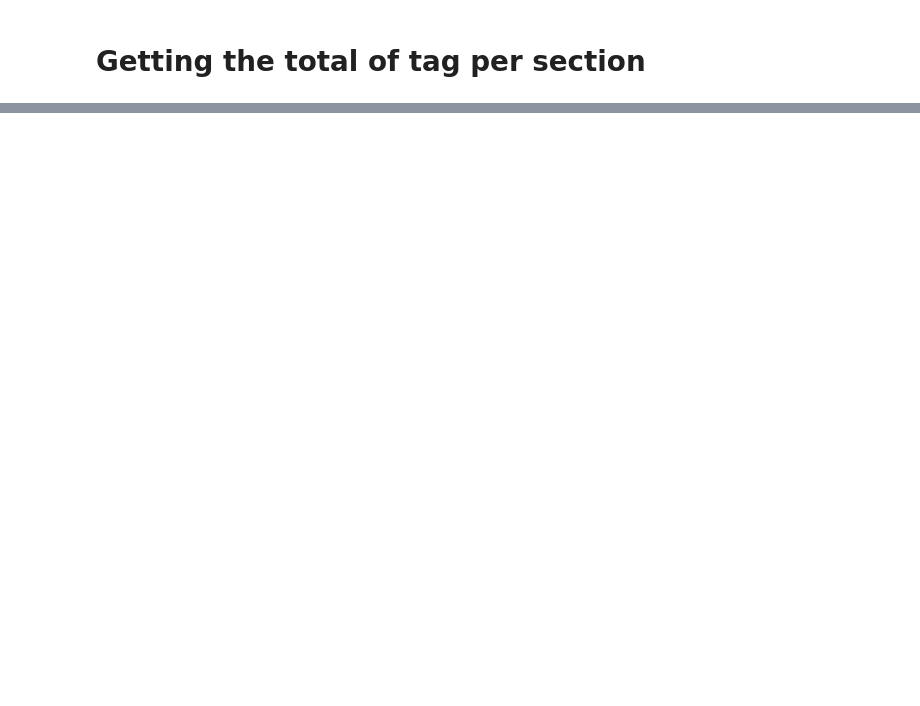
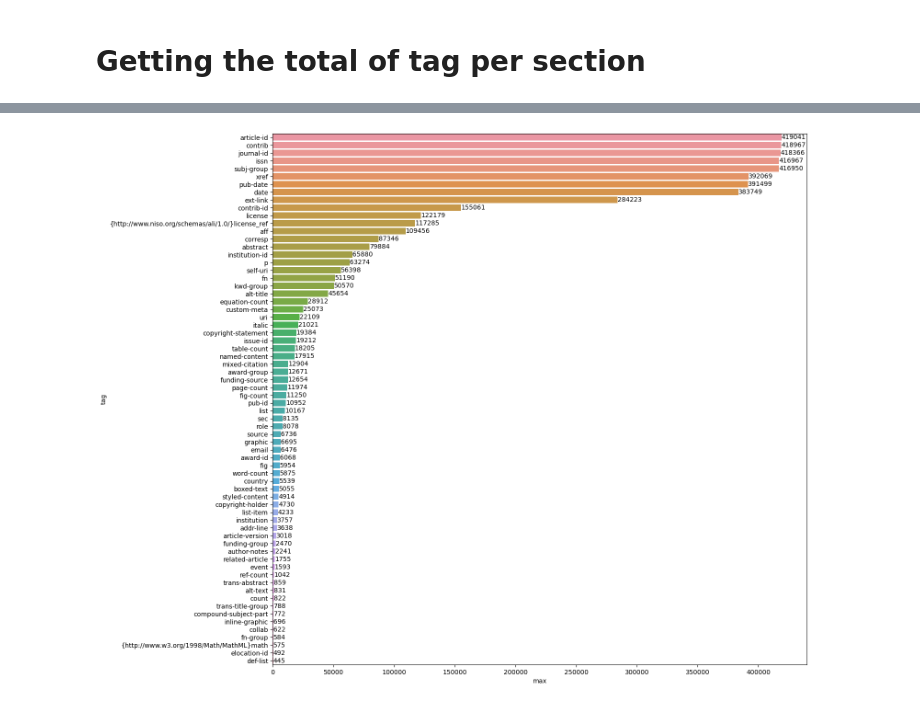
Before and after one commit to social-link-analytics-group-bsc/-biohackathon-2022-project-24, a Jupyter notebook: pipeline/tags_exploration.ipynb, the cells around one changed output, grey strips where cells are left out. Cells and saved outputs as stored; diff of their text form; code cells hidden in the pictures; blank space fills up the shorter version.

```diff
--- a/pipeline/tags_exploration.ipynb
+++ b/pipeline/tags_exploration.ipynb
@@ -151,0 +209,4 @@ plt.show()
+# %%
+front_sec_type_max = df_attr[(df_attr['level'] == 'front')].groupby(['tag'])['count'].agg(['max']).reset_index().sort_values(by='max', ascending=False)
+front_sec_type_max = front_sec_type_max[front_sec_type_max['max'] > max(front_sec_type_max['max'])*0.001]
+front_sec_type_max
@@ -151,0 +227,7 @@ plt.show()
+# %%
+fig, ax = plt.subplots(figsize=(15,15))
+ax = sns.barplot(y=front_sec_type_max['tag'], x=front_sec_type_max['max'], orient='h')
+ax.bar_label(ax.containers[0])
+plt.show()
+# %% [output]
+[figure, added]
```
Also changed, not shown: parts of 37 cells of this notebook, 8 other files.
